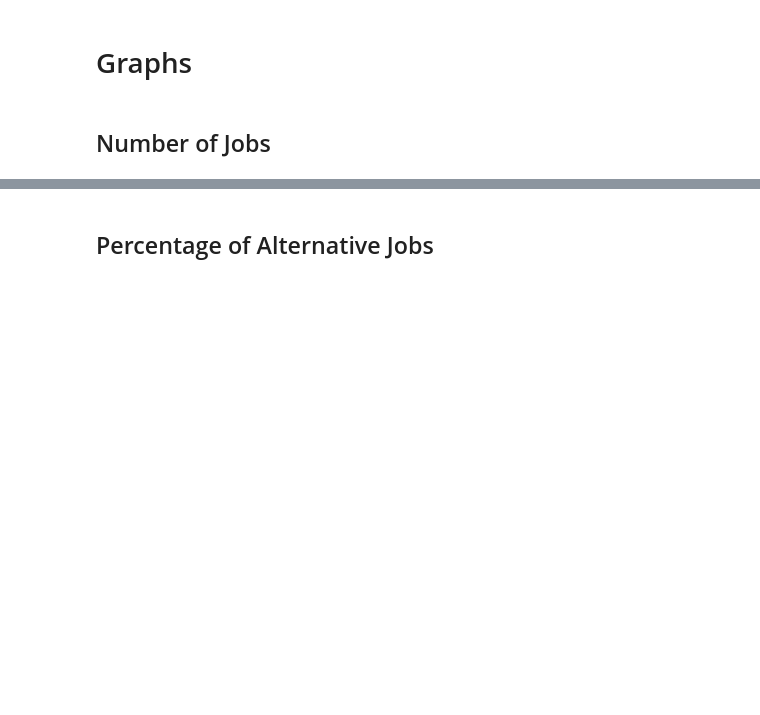
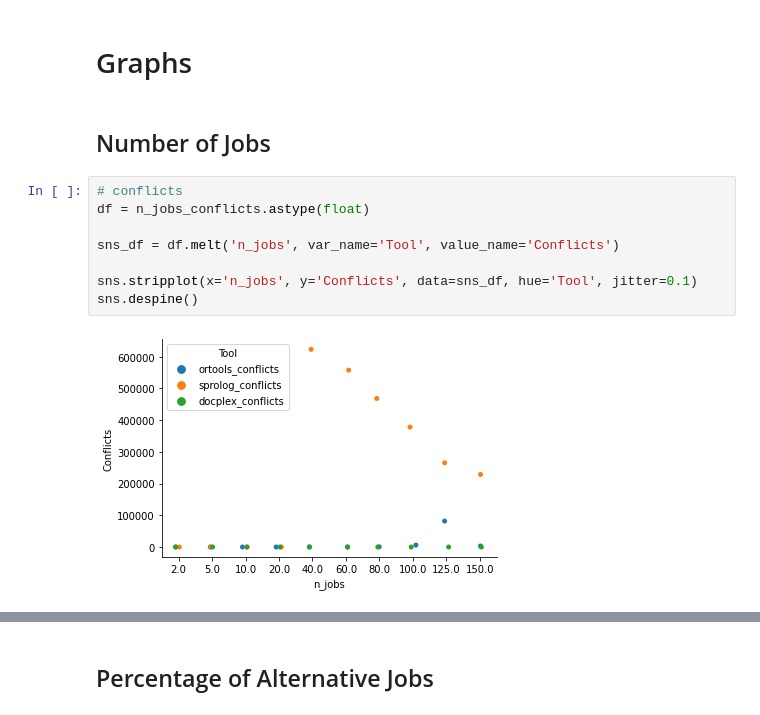
Before and after one commit to LeKinaSa/plr-job-shop, a Jupyter notebook: FinalResultsAnalysis.ipynb, the cells around one changed output, grey strips where cells are left out. Saved outputs shown, nothing was run; the diff lists cells and outputs as text; blank space fills up the shorter version.

Commit message:
Perc Alt Jobs and N Jobs graphs done (9 out of 9 done)

```diff
--- a/FinalResultsAnalysis.ipynb
+++ b/FinalResultsAnalysis.ipynb
@@ -128,3 +128,13 @@ status_replacements = {'success': 'FEASIBLE', 'Optimal': 'OPTIMAL', 'optimality'
 # Graphs
 # %% [markdown]
 ## Number of Jobs
+# %%
+# conflicts
+df = n_jobs_conflicts.astype(float)
+
+sns_df = df.melt('n_jobs', var_name='Tool', value_name='Conflicts')
+
+sns.stripplot(x='n_jobs', y='Conflicts', data=sns_df, hue='Tool', jitter=0.1)
+sns.despine()
+# %% [output]
+[figure, added]
```
Also changed, not shown: parts of 40 cells of this notebook.
